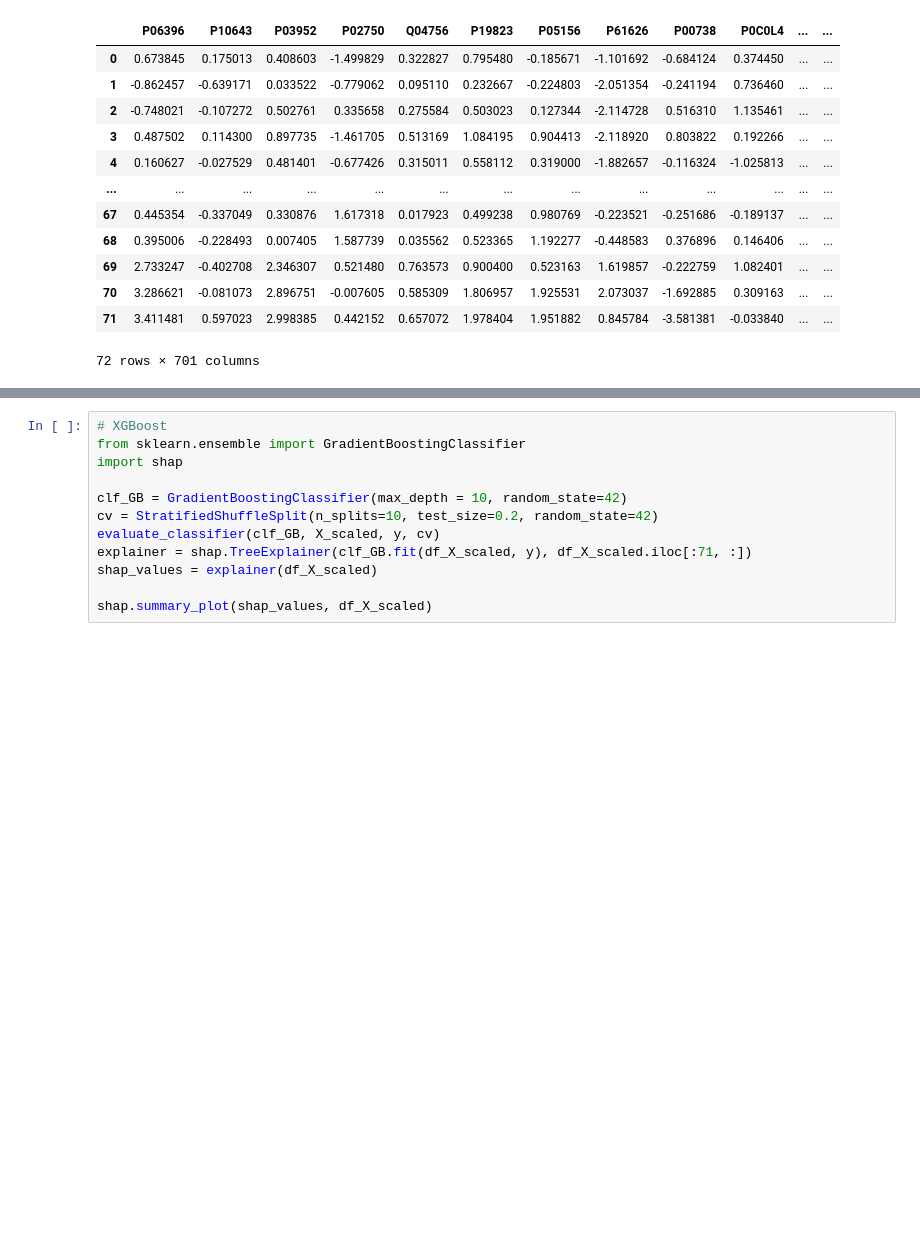
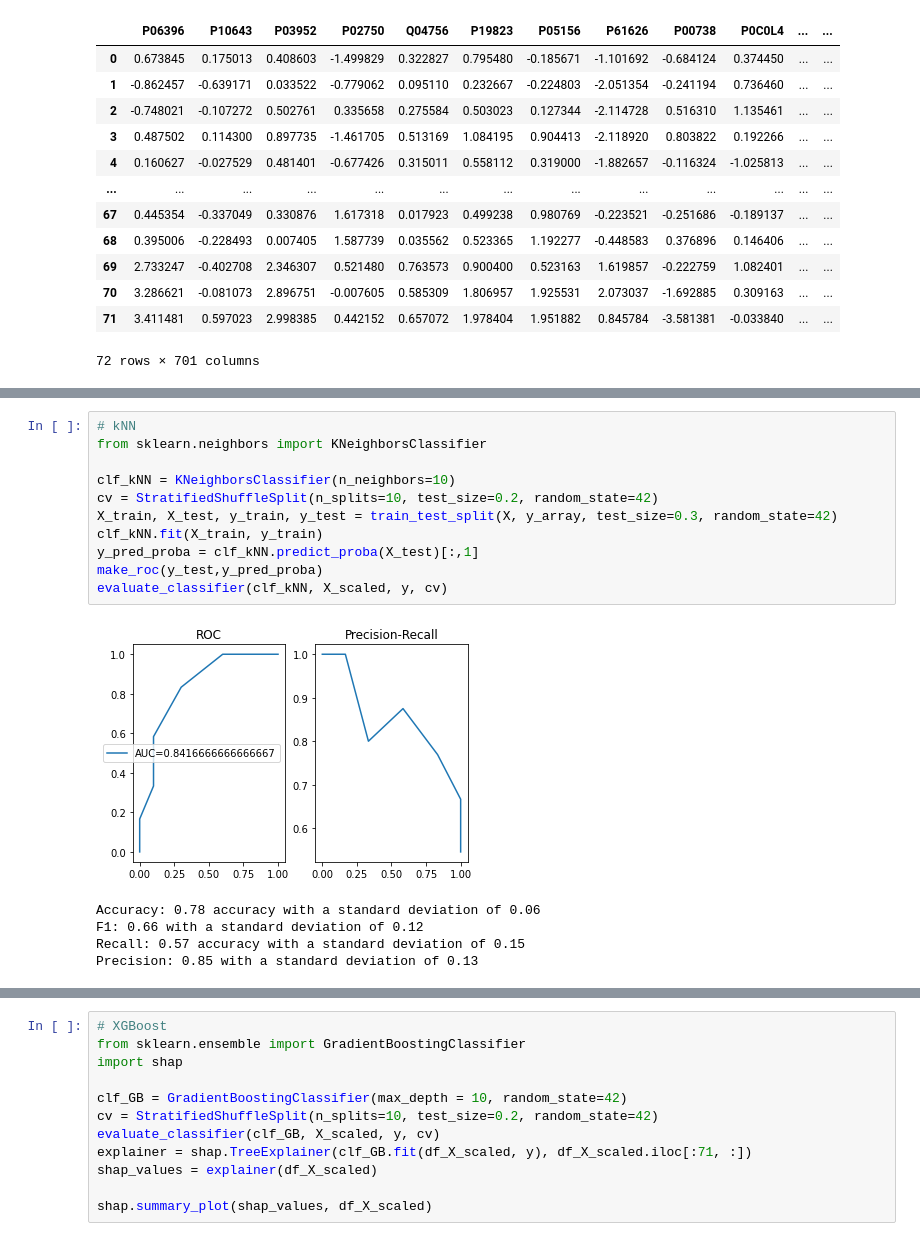
Before and after one commit to ErikHartman/sepsis-ml, a Jupyter notebook: src/ML.ipynb, the cells around one changed output, grey strips where cells are left out. Saved outputs shown, nothing was run; the diff lists cells and outputs as text; blank space fills up the shorter version.

```diff
--- a/src/ML.ipynb
+++ b/src/ML.ipynb
@@ -87 +121,18 @@ df_X_scaled
+# %%
+# kNN
+from sklearn.neighbors import KNeighborsClassifier
+
+clf_kNN = KNeighborsClassifier(n_neighbors=10)
+cv = StratifiedShuffleSplit(n_splits=10, test_size=0.2, random_state=42)
+X_train, X_test, y_train, y_test = train_test_split(X, y_array, test_size=0.3, random_state=42)
+clf_kNN.fit(X_train, y_train)
+y_pred_proba = clf_kNN.predict_proba(X_test)[:,1]
+make_roc(y_test,y_pred_proba)
+evaluate_classifier(clf_kNN, X_scaled, y, cv)
+# %% [output]
+[figure, added]
+Accuracy: 0.78 accuracy with a standard deviation of 0.06
+F1: 0.66 with a standard deviation of 0.12
+Recall: 0.57 accuracy with a standard deviation of 0.15
+Precision: 0.85 with a standard deviation of 0.13
 # %%
```
Also changed, not shown: parts of 12 cells of this notebook.
